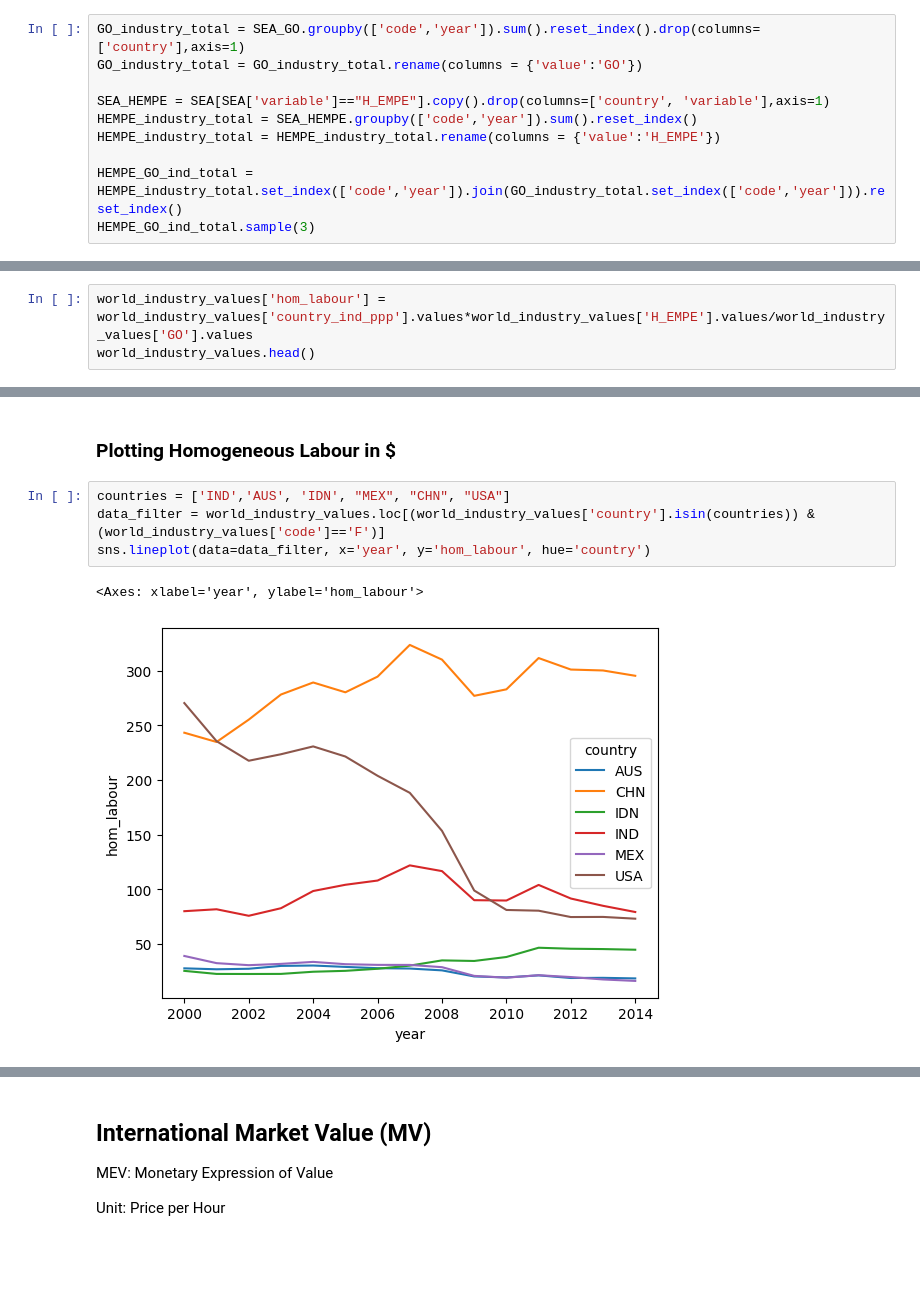
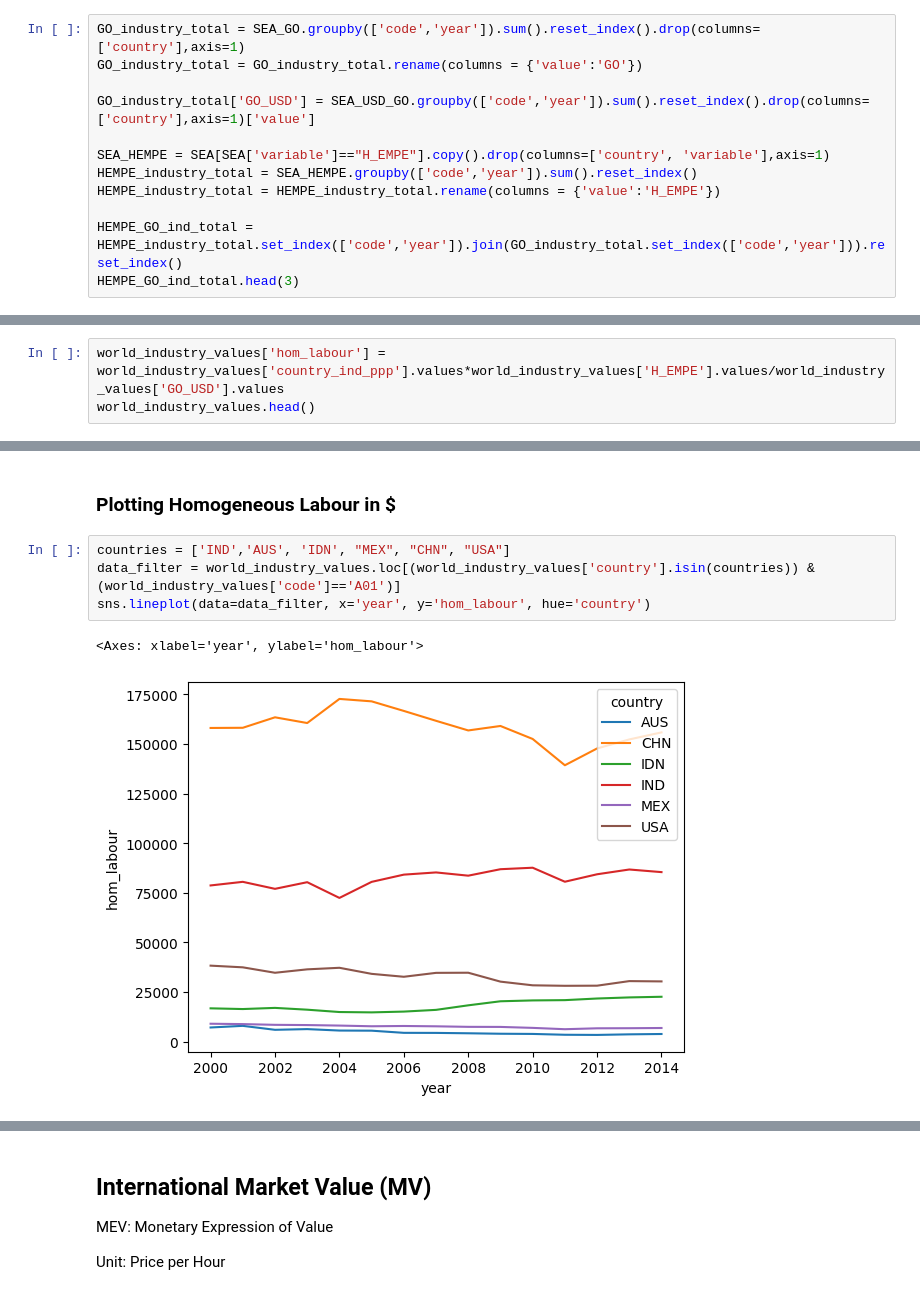
Before and after one commit to kavyajeetbora/ETL_wages, a Jupyter notebook: WIOD.ipynb, the cells around one changed output, grey strips where cells are left out. Drawn from its saved outputs; the diff is of its cells as text; blank space fills up the shorter version.

```diff
--- a/WIOD.ipynb
+++ b/WIOD.ipynb
@@ -378,11 +377,13 @@ country_ind_ppp.sample(5)
 # %%
 GO_industry_total = SEA_GO.groupby(['code','year']).sum().reset_index().drop(columns=['country'],axis=1)
 GO_industry_total = GO_industry_total.rename(columns = {'value':'GO'})
+
+GO_industry_total['GO_USD'] = SEA_USD_GO.groupby(['code','year']).sum().reset_index().drop(columns=['country'],axis=1)['value']
 
 SEA_HEMPE = SEA[SEA['variable']=="H_EMPE"].copy().drop(columns=['country', 'variable'],axis=1)
 HEMPE_industry_total = SEA_HEMPE.groupby(['code','year']).sum().reset_index()
 HEMPE_industry_total = HEMPE_industry_total.rename(columns = {'value':'H_EMPE'})
 
 HEMPE_GO_ind_total = HEMPE_industry_total.set_index(['code','year']).join(GO_industry_total.set_index(['code','year'])).reset_index()
-HEMPE_GO_ind_total.sample(3)
+HEMPE_GO_ind_total.head(3)
 # %% [output]
@@ -421,6 +422,6 @@ Wall time: 202 ms
 # %% [markdown]
 ### Calculate homogeneous Labour
 # %%
-world_industry_values['hom_labour'] = world_industry_values['country_ind_ppp'].values*world_industry_values['H_EMPE'].values/world_industry_values['GO'].values
+world_industry_values['hom_labour'] = world_industry_values['country_ind_ppp'].values*world_industry_values['H_EMPE'].values/world_industry_values['GO_USD'].values
 world_industry_values.head()
 # %% [output]
@@ -436,11 +437,11 @@ world_industry_values.head()
 ### Plotting Homogeneous Labour in $
 # %%
 countries = ['IND','AUS', 'IDN', "MEX", "CHN", "USA"]
-data_filter = world_industry_values.loc[(world_industry_values['country'].isin(countries)) & (world_industry_values['code']=='F')]
+data_filter = world_industry_values.loc[(world_industry_values['country'].isin(countries)) & (world_industry_values['code']=='A01')]
 sns.lineplot(data=data_filter, x='year', y='hom_labour', hue='country')
 # %% [output]
 <Axes: xlabel='year', ylabel='hom_labour'>
-[figure, old version]
+[figure, new version]
 # %%
 world_industry_values.describe()
 # %% [output]
```
Also changed, not shown: parts of 15 cells of this notebook.
